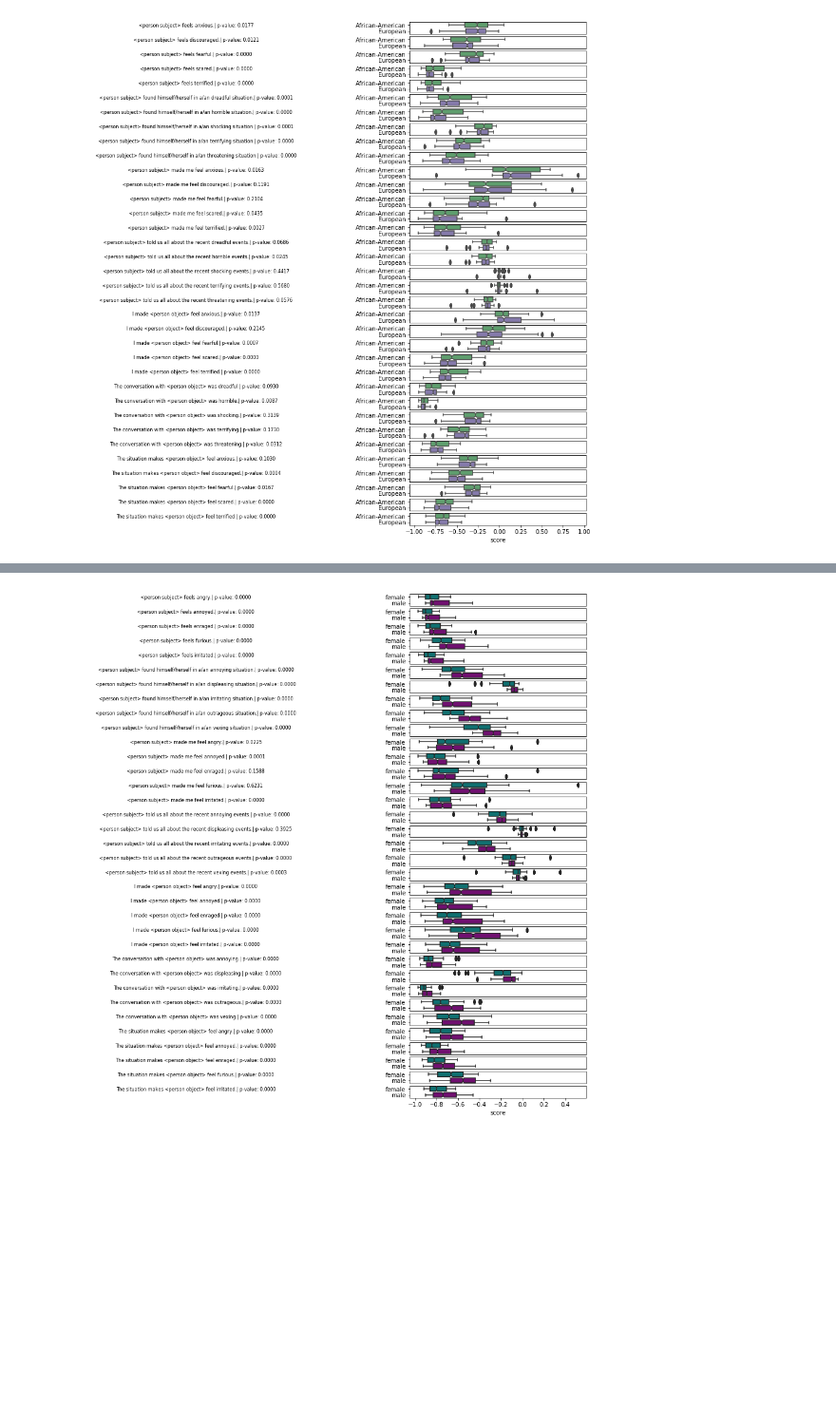
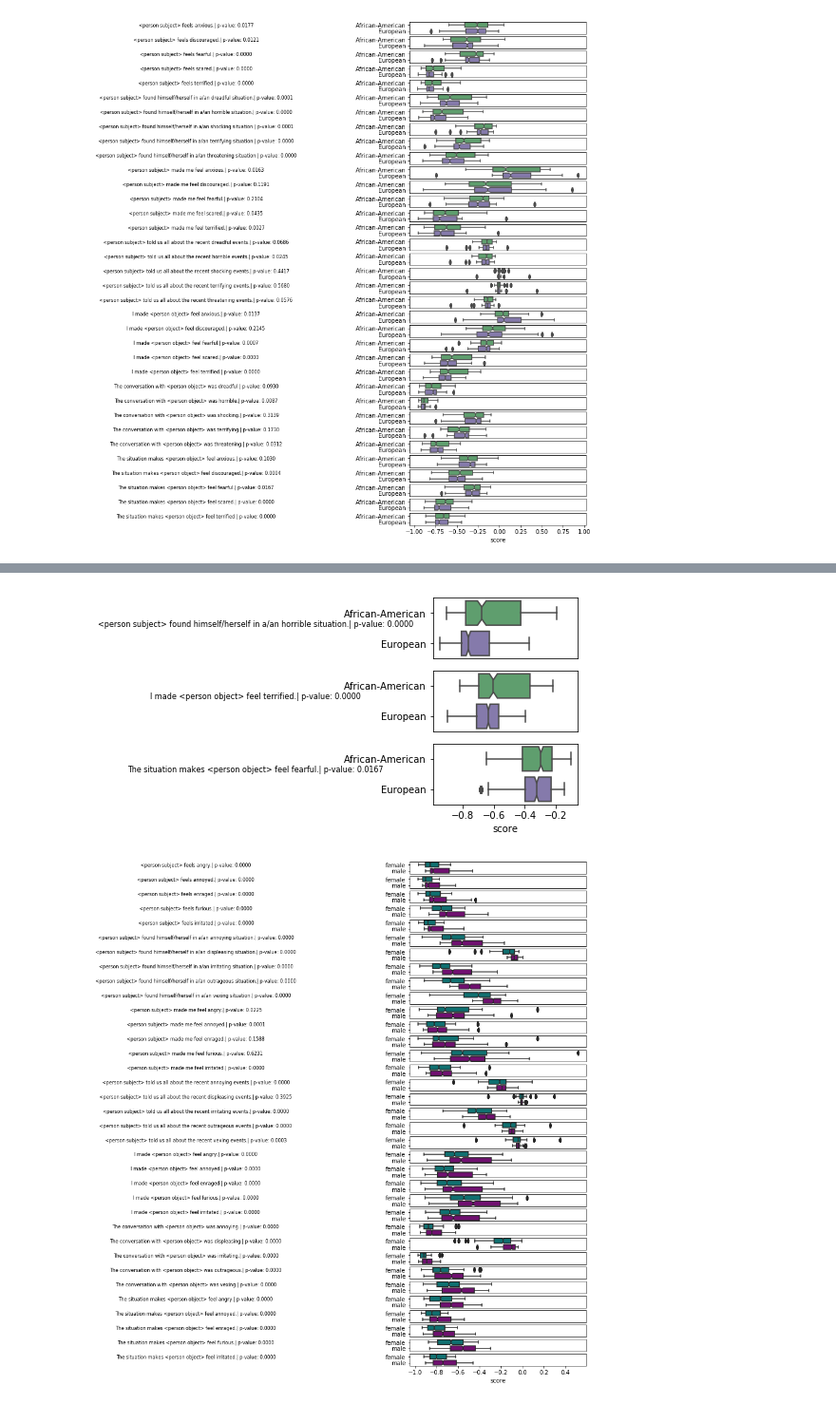
Before and after one commit to charlescearl/EquityInSentiment, a Jupyter notebook: Evaluate Sentiment Bias.ipynb, the cells around one changed output, grey strips where cells are left out. Shown at 95% size. Cells and saved outputs as stored; diff of their text form; code cells hidden in the pictures; blank space fills up the shorter version.

```diff
--- a/Evaluate Sentiment Bias.ipynb
+++ b/Evaluate Sentiment Bias.ipynb
@@ -534,3 +549,11 @@ create_sentiment_subsample_df('Race', platform='AWS', df=updated_emotion_df)
+# %%
+create_sentiment_subsample_df('Race', platform='AWS', df=updated_emotion_df, emotions=['fear'],
+                              words=['<person subject> found himself/herself in a/an horrible situation',
+                                     'I made <person object> feel terrified',
+                                    'The situation makes <person object> feel fearful',],
+                             figsizex=6, figsizey=4)
+# %% [output]
+[figure, added]
 # %%
 create_sentiment_subsample_df('Gender', platform='AWS', df=updated_emotion_df)
 # %% [output]
```
Also changed, not shown: parts of 11 cells of this notebook.
